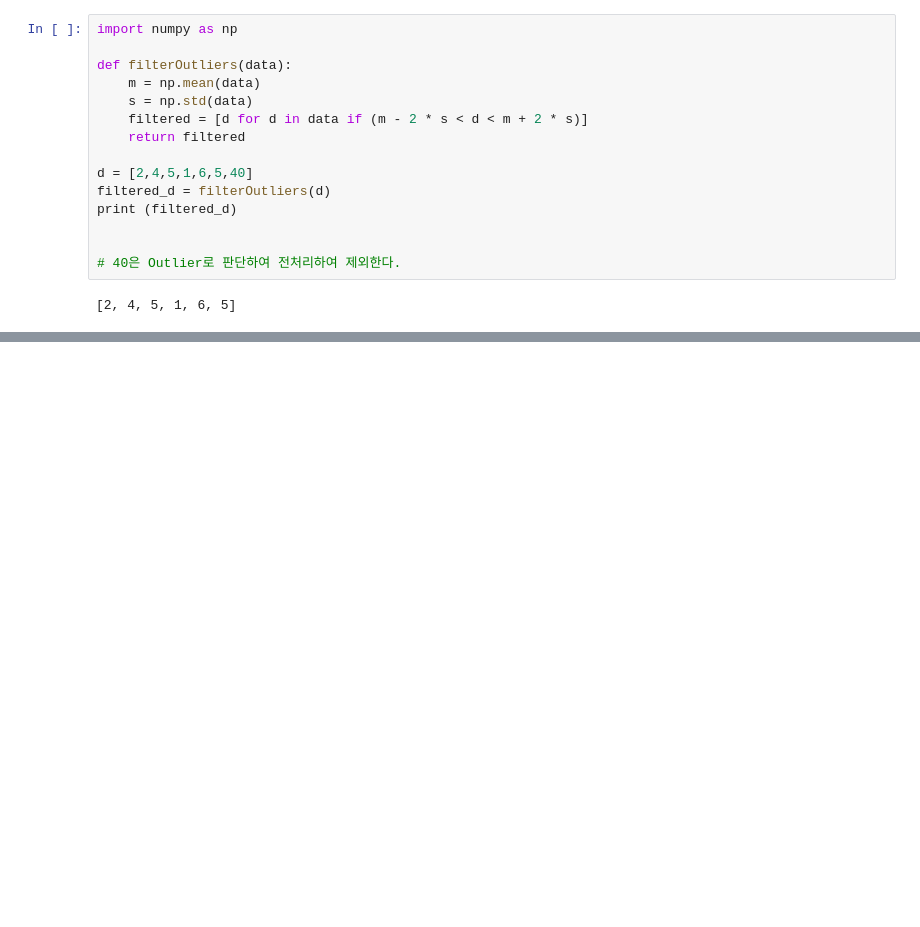
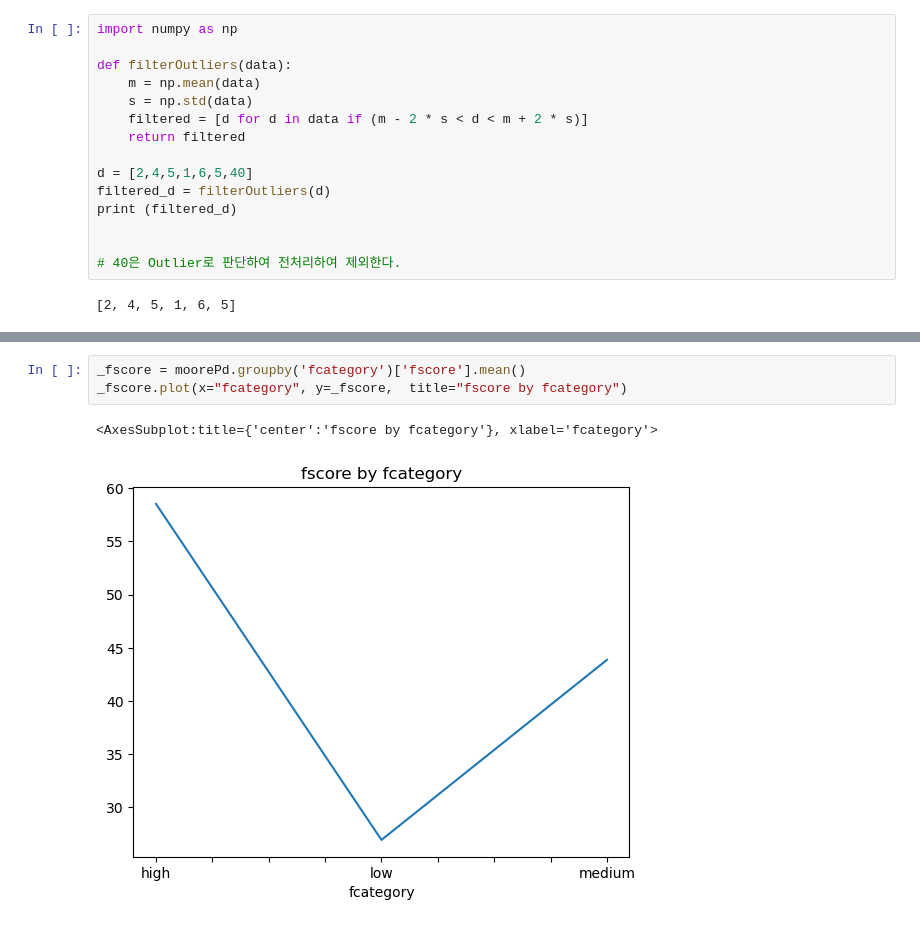
Before and after one commit to Jaehwi-So/LECTURE_Bigdata, a Jupyter notebook: 06_Statistics.ipynb, the cells around one changed output, grey strips where cells are left out. Drawn from its saved outputs; the diff is of its cells as text; blank space fills up the shorter version.

```diff
--- a/06_Statistics.ipynb
+++ b/06_Statistics.ipynb
@@ -395,0 +1447,6 @@ print (filtered_d)
+# %%
+_fscore = moorePd.groupby('fcategory')['fscore'].mean()
+_fscore.plot(x="fcategory", y=_fscore,  title="fscore by fcategory")
+# %% [output]
+<AxesSubplot:title={'center':'fscore by fcategory'}, xlabel='fcategory'>
+[figure, added]
```
Also changed, not shown: parts of 130 cells of this notebook, 7 other files.
